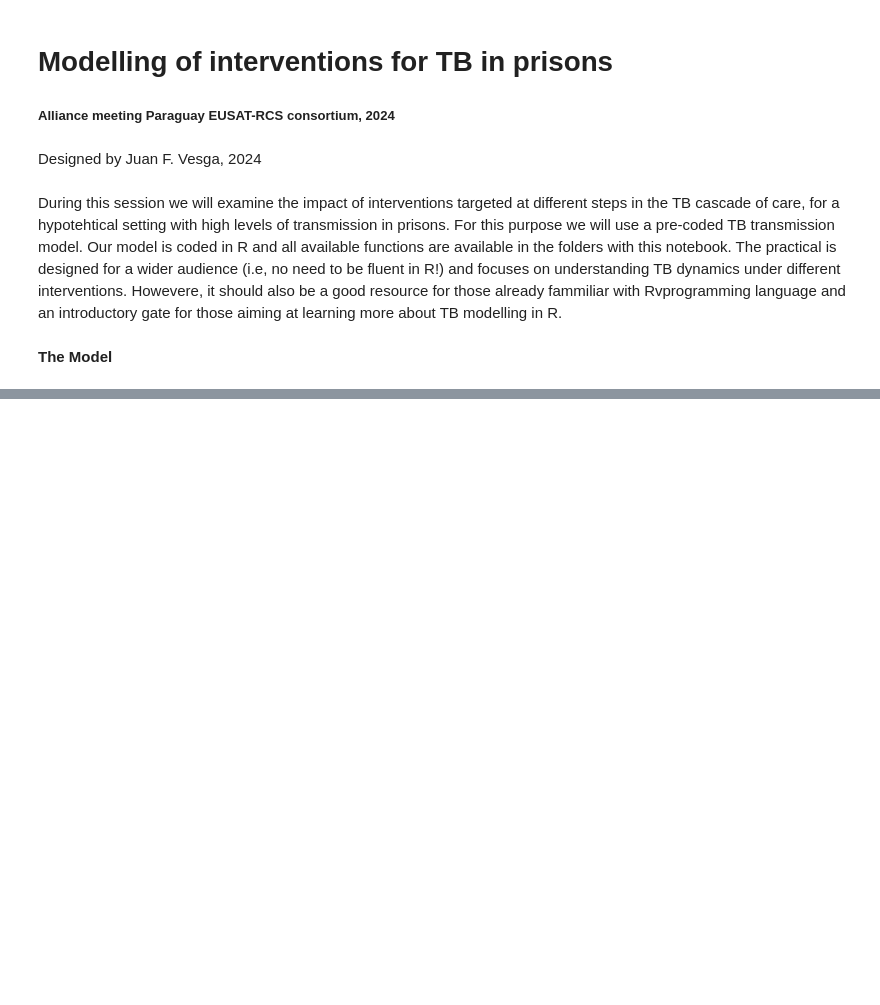
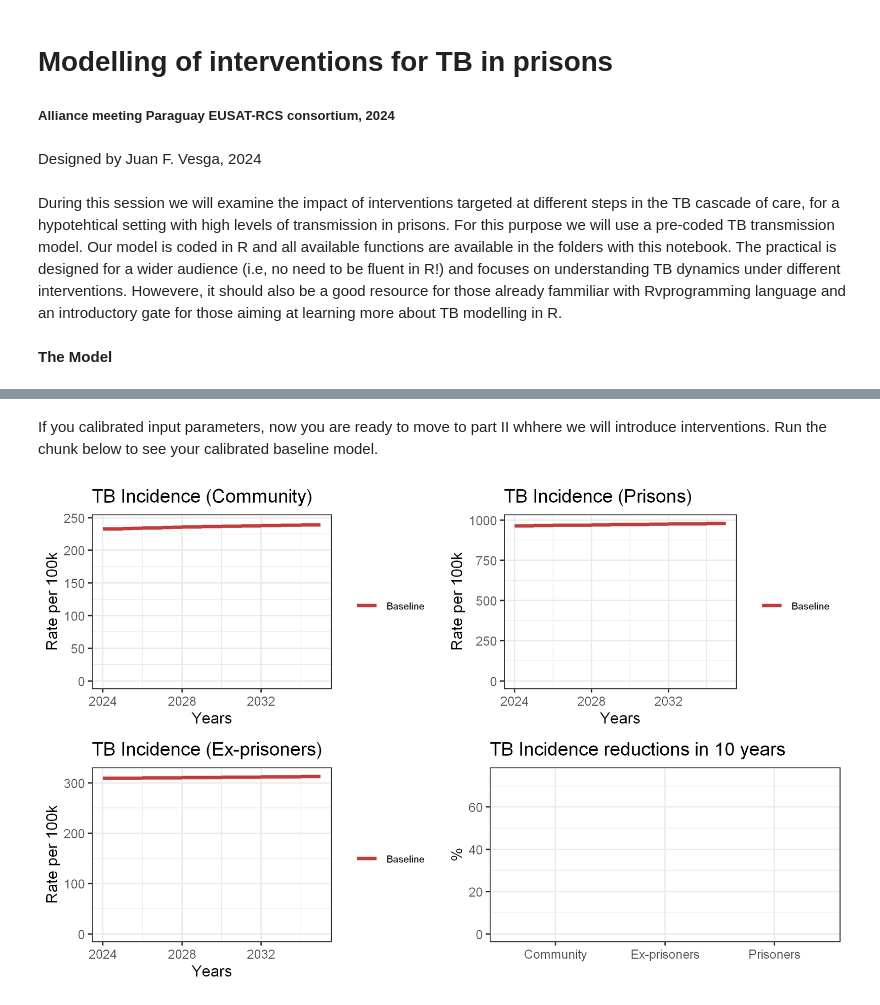
Before and after one commit to juanvesga/TB_workshop, a Jupyter notebook: practical.ipynb, the cells around one changed output, grey strips where cells are left out. Cells and saved outputs as stored; diff of their text form; code cells hidden in the pictures; blank space fills up the shorter version.

```diff
--- a/practical.ipynb
+++ b/practical.ipynb
@@ -280,0 +191,27 @@ grid.arrange(data5$inc_c ,data5$inc_p,data5$inc_x, nrow=2 )
+# %% [markdown]
+If you calibrated input parameters, now you are ready to move to part II whhere we will introduce interventions.
+Run the chunk below to see your calibrated baseline model.
+# %%
+# simulation 0 ------------------------------------------------------------
+
+# Project a baseline
+int_name   <- "Baseline"
+
+#Initial conditions (starting in 2024)
+sfin       <- tail(out0$out,1)
+times_new  <- seq(t.intervention, t.intervention+25 , by=1)
+params_0<-params_base
+
+data0<-get_intervention(sfin,
+                        params_0,
+                        NA,
+                        times_new,
+                        NA,
+                        int_name,
+                        NA)
+
+
+grid.arrange(data0$inc_c ,data0$inc_p,data0$inc_x,data0$reduc, nrow=2 )
+inc_p_0<-data0$data$Incidence_p[1]
+# %% [output]
+[figure, added]
```
Also changed, not shown: parts of 40 cells of this notebook, 1 other file.
